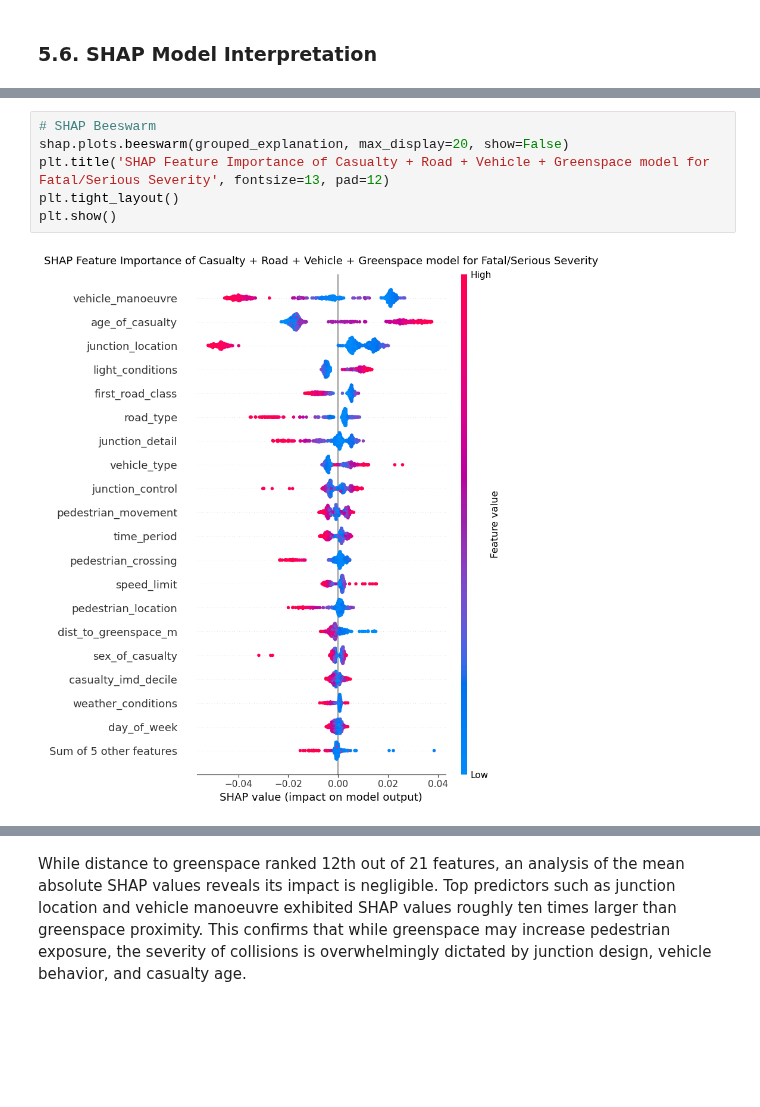
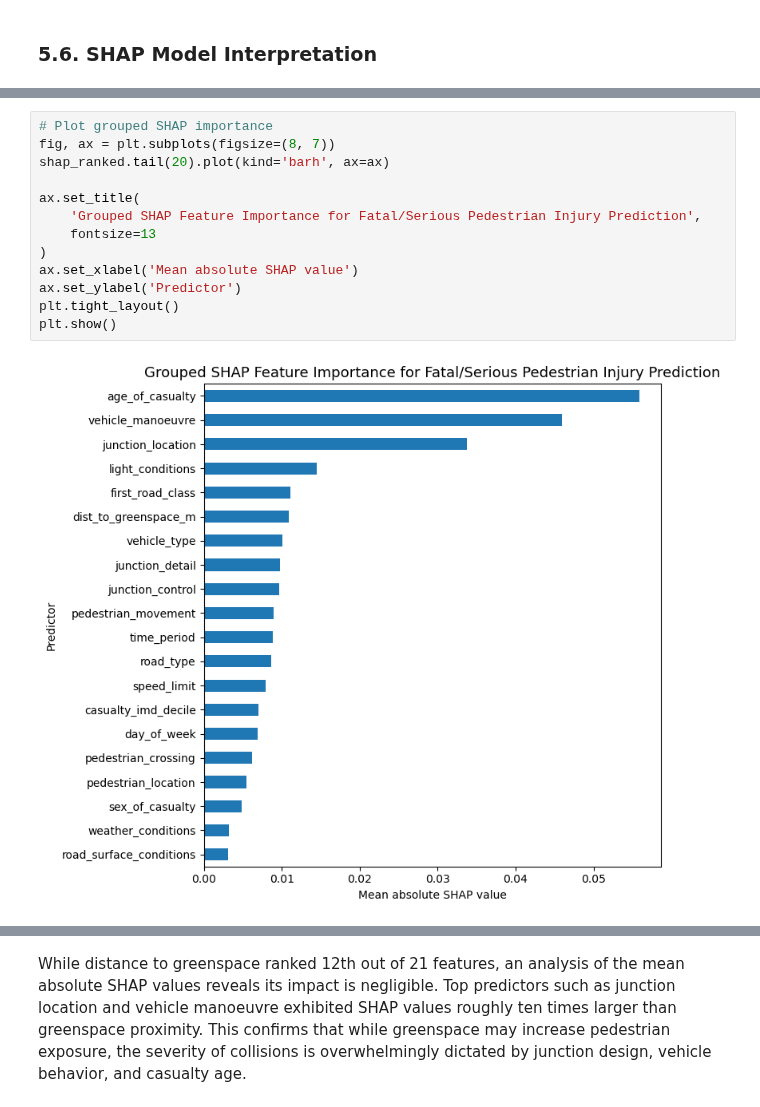
Before and after one commit to christychoicc/DSSS_Coursework, a Jupyter notebook: DSSS_Pedestrian_Severity.ipynb, the cells around one changed output, grey strips where cells are left out. Cells and saved outputs as stored; diff of their text form; blank space fills up the shorter version.

```diff
--- a/DSSS_Pedestrian_Severity.ipynb
+++ b/DSSS_Pedestrian_Severity.ipynb
@@ -1447,9 +1634,16 @@ grouped_explanation = shap.Explanation(
-# %%
-# SHAP Beeswarm
-shap.plots.beeswarm(grouped_explanation, max_display=20, show=False)
-plt.title('SHAP Feature Importance of Casualty + Road + Vehicle + Greenspace model for Fatal/Serious Severity', fontsize=13, pad=12)
-plt.tight_layout()
-plt.show()
-# %% [output]
-[figure, removed]
+# %%
+# Plot grouped SHAP importance
+fig, ax = plt.subplots(figsize=(8, 7))
+shap_ranked.tail(20).plot(kind='barh', ax=ax)
+
+ax.set_title(
+    'Grouped SHAP Feature Importance for Fatal/Serious Pedestrian Injury Prediction',
+    fontsize=13
+)
+ax.set_xlabel('Mean absolute SHAP value')
+ax.set_ylabel('Predictor')
+plt.tight_layout()
+plt.show()
+# %% [output]
+[figure, added]
 # %%
```
Also changed, not shown: parts of 28 cells of this notebook.
